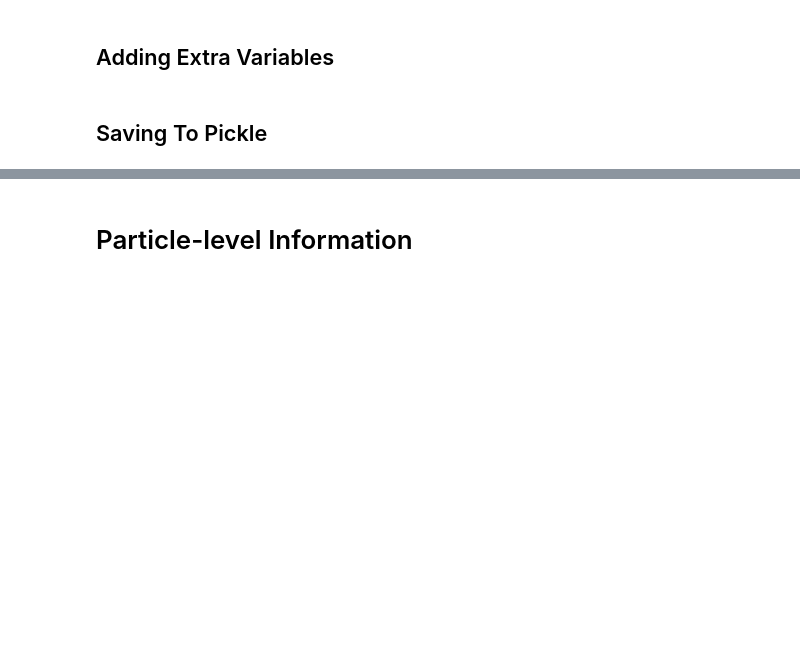
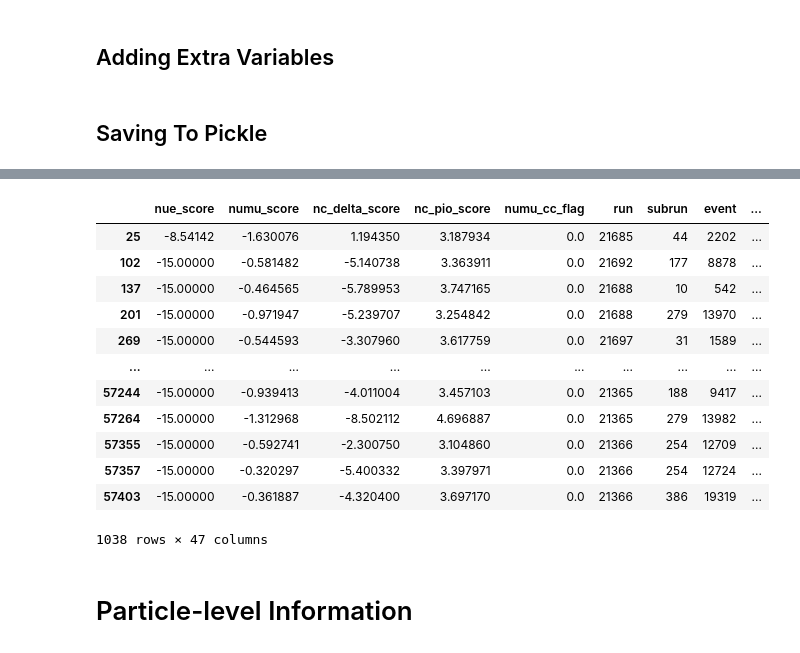
Before and after one commit to leehagaman/wc_ntuple_tutorial, a Jupyter notebook: tutorial.ipynb, the cells around one changed output, grey strips where cells are left out. Drawn from its saved outputs; the diff is of its cells as text; code cells hidden in the pictures; blank space fills up the shorter version.

```diff
--- a/tutorial.ipynb
+++ b/tutorial.ipynb
@@ -468,3 +221,19 @@ plt.show()
+# %%
+all_df.query("kine_reco_Enu > 0 and match_isFC > 0 and nc_pio_score > 3 and WC_reco_num_protons > 1")
+# %% [output]
+|  | nue_score | numu_score | nc_delta_score | nc_pio_score | numu_cc_flag | run | subrun | event | ... |
+| 25 | -8.54142 | -1.630076 | 1.194350 | 3.187934 | 0.0 | 21685 | 44 | 2202 | ... |
+| 102 | -15.00000 | -0.581482 | -5.140738 | 3.363911 | 0.0 | 21692 | 177 | 8878 | ... |
+| 137 | -15.00000 | -0.464565 | -5.789953 | 3.747165 | 0.0 | 21688 | 10 | 542 | ... |
+| 201 | -15.00000 | -0.971947 | -5.239707 | 3.254842 | 0.0 | 21688 | 279 | 13970 | ... |
+| 269 | -15.00000 | -0.544593 | -3.307960 | 3.617759 | 0.0 | 21697 | 31 | 1589 | ... |
+| ... | ... | ... | ... | ... | ... | ... | ... | ... | ... |
+| 57244 | -15.00000 | -0.939413 | -4.011004 | 3.457103 | 0.0 | 21365 | 188 | 9417 | ... |
+| 57264 | -15.00000 | -1.312968 | -8.502112 | 4.696887 | 0.0 | 21365 | 279 | 13982 | ... |
+| 57355 | -15.00000 | -0.592741 | -2.300750 | 3.104860 | 0.0 | 21366 | 254 | 12709 | ... |
+| 57357 | -15.00000 | -0.320297 | -5.400332 | 3.397971 | 0.0 | 21366 | 254 | 12724 | ... |
+| 57403 | -15.00000 | -0.361887 | -4.320400 | 3.697170 | 0.0 | 21366 | 386 | 19319 | ... |
+1038 rows × 47 columns
 # %% [markdown]
 # Particle-level Information
 # %%
```
Also changed, not shown: parts of 19 cells of this notebook, 6 other files.
